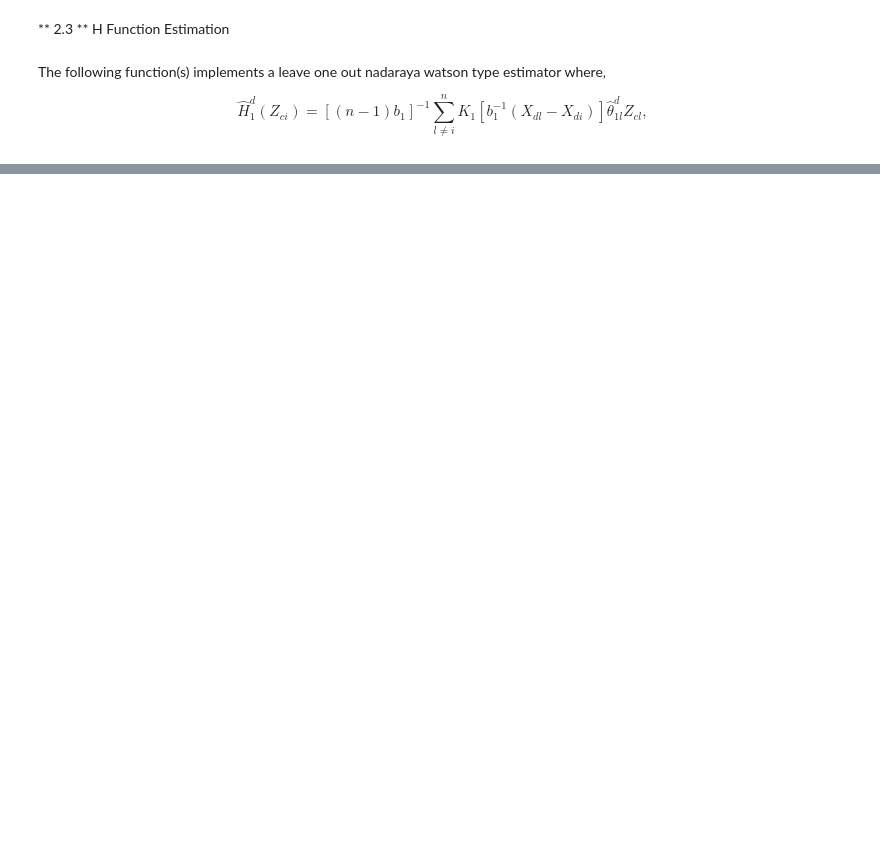
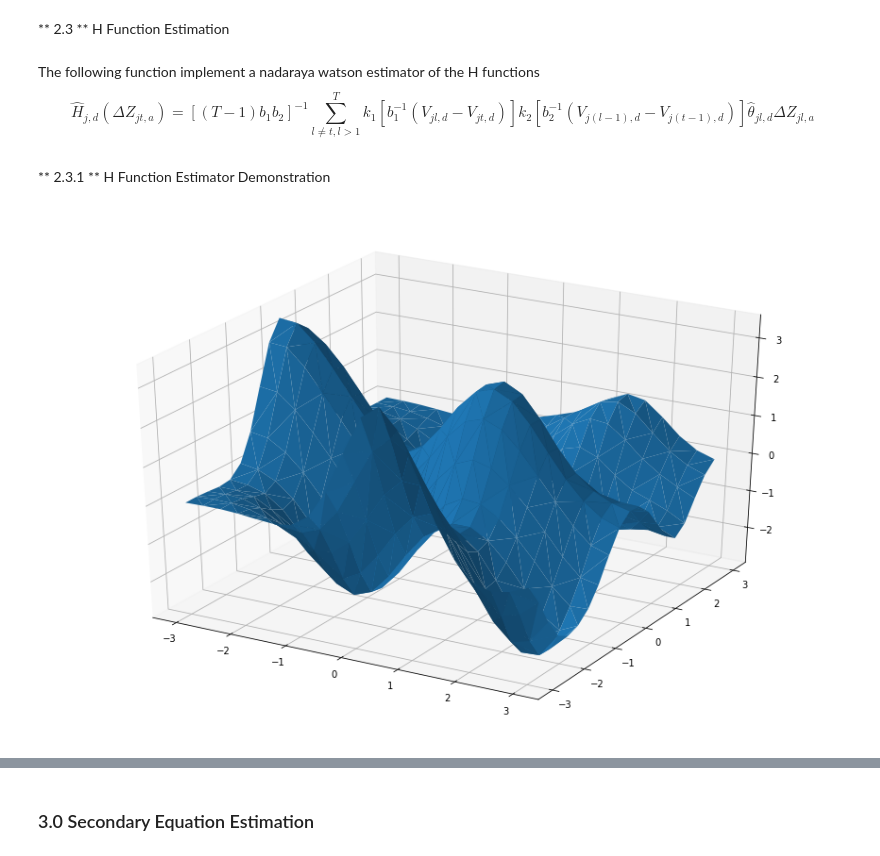
Before and after one commit to Existentialdredd/pan_sel_cntrl, a Jupyter notebook: PS&C.ipynb, the cells around one changed output, grey strips where cells are left out. Saved outputs shown, nothing was run; the diff lists cells and outputs as text; code cells hidden in the pictures; blank space fills up the shorter version.

Commit message:
Finished writing new H function

```diff
--- a/PS&C.ipynb
+++ b/PS&C.ipynb
@@ -252,6 +265,5 @@ plt.show()
 # %% [markdown]
 ** 2.3 ** H Function Estimation
-# %% [markdown]
-The following function(s) implements a leave one out nadaraya watson type estimator where,
-
-$$ \hat{H}^d_1(Z_{ci}) = [(n-1)b_1]^{-1} \sum_{l \neq i}^n K_1[b_1^{-1}(X_{dl} - X_{di})] \hat{\theta}^d_{1l} Z_{cl}, $$
+# %% [markdown]
+The following function implement a nadaraya watson estimator of the H functions
+$$ \hat{H}_{j,d}(\Delta Z_{jt,a}) = [(T-1)b_1b_2]^{-1} \sum_{l \neq t , l > 1}^T k_1[b_1^{-1}(V_{jl,d} - V_{jt,d})] k_2[b_2^{-1}(V_{j(l-1),d} - V_{j(t-1),d})] \hat{\theta}_{jl,d} \Delta Z_{jl,a} $$
@@ -257,0 +324,47 @@ $$ \hat{H}^d_1(Z_{ci}) = [(n-1)b_1]^{-1} \sum_{l \neq i}^n K_1[b_1^{-1}(X_{dl} -
+# %% [markdown]
+** 2.3.1 ** H Function Estimator Demonstration
+# %%
+%%time
+f1 = lambda a,b,x : a*np.cos(b*x)
+f2 = lambda a,b,x : a*np.sin(b*x)
+
+n = 1000
+mu = np.array([0,0])
+var = np.array([[1,0],[0,1]])
+x = np.random.multivariate_normal(mu,var,n)
+x = pd.DataFrame(x,columns = ['x1','ep'])
+a = [ 3 , 2 ]
+b = [ 2 , 2 ]
+x2 = pd.DataFrame(f1(a[0],b[0],np.array(x.x1[1:]))+f2(a[1],b[1],np.array(x.x1[:-1])),columns = ['m'])
+x2['y'] = x2.m + np.array(x.ep[1:])
+
+# Points of evaluation
+pl = -2
+pu =  2
+npts = 20
+p = np.linspace(pl,pu,npts).reshape((20,1))
+p = np.hstack((p,pl*np.ones((20,1))))
+for j in np.arange(1,20,1):
+    pt = np.hstack((p[0:20,0].reshape((20,1)),p[j,0]*np.ones((20,1))))
+    p = np.vstack((p,pt))
+p = pd.DataFrame(p, columns =['p1','p2'])
+
+# Constructing the theta ratios
+z = pd.DataFrame(np.array(x.x1[:-1]), columns = ['xt'])
+z['xt-1'] = np.array(x.x1[1:])
+h0 = 2.25*z.shape[0]**(-1/5)*z.xt.std(0)
+h = [ h0 , h0 ]
+den = mvden(z,z,h,10)
+
+# Function Call
+H = Nw_H_pan(x2['y'],1/den,x.x1,p,h,9,0)
+
+# Plotting Esimated function
+fig = plt.figure(figsize = (15,10))
+ax = fig.gca(projection ='3d')
+p = pd.DataFrame(p, columns =['p1','p2'])
+surf = ax.plot_trisurf(p.p1,p.p2,H[:,0])
+#surf = ax.plot_trisurf(p.p1,p.p2,f1(a[0],b[0],p.p1)+f2(a[1],b[1],p.p2))
+plt.show()
+# %% [output]
+[figure, added]
@@ -257,0 +373,2 @@ $$ \hat{H}^d_1(Z_{ci}) = [(n-1)b_1]^{-1} \sum_{l \neq i}^n K_1[b_1^{-1}(X_{dl} -
+# %% [markdown]
+<h3> 3.0 Secondary Equation Estimation </h3>
```
Also changed, not shown: parts of 8 cells of this notebook.
